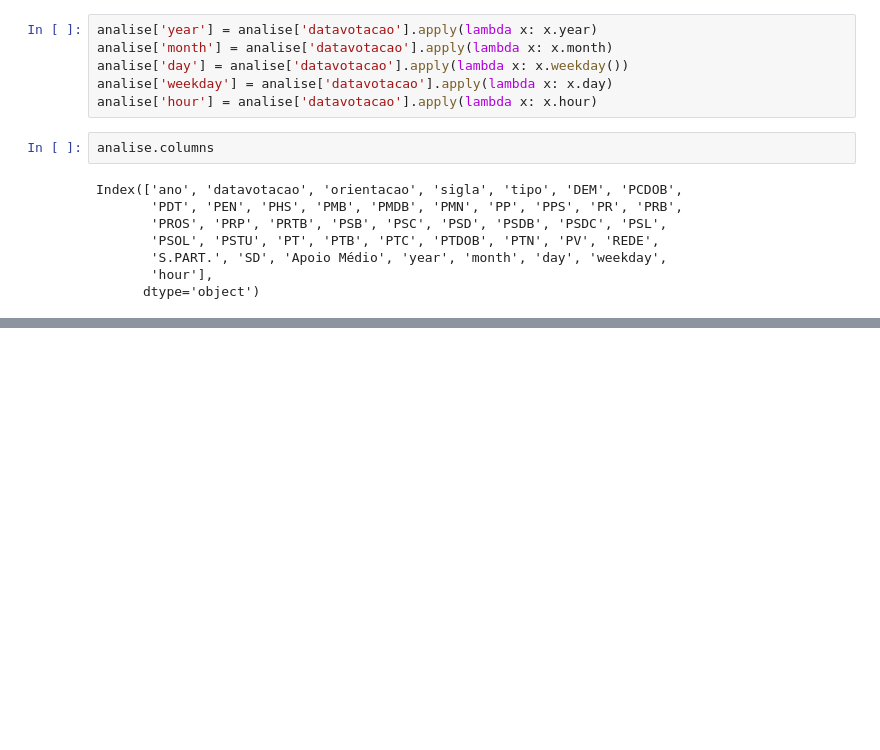
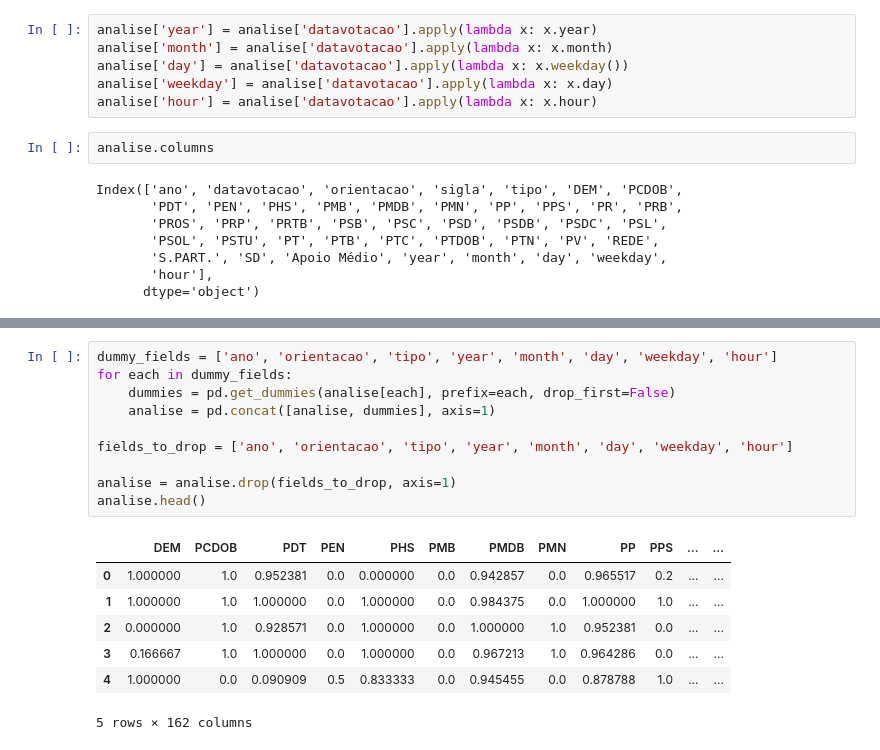
Before and after one commit to lucasmeirelesta/cn-indicadores, a Jupyter notebook: indicadores_analise_neural.ipynb, the cells around one changed output, grey strips where cells are left out. Cells and saved outputs as stored; diff of their text form; blank space fills up the shorter version.

```diff
--- a/indicadores_analise_neural.ipynb
+++ b/indicadores_analise_neural.ipynb
@@ -83,0 +114,18 @@ Index(['ano', 'datavotacao', 'orientacao', 'sigla', 'tipo', 'DEM', 'PCDOB',
+# %%
+dummy_fields = ['ano', 'orientacao', 'tipo', 'year', 'month', 'day', 'weekday', 'hour']
+for each in dummy_fields:
+    dummies = pd.get_dummies(analise[each], prefix=each, drop_first=False)
+    analise = pd.concat([analise, dummies], axis=1)
+
+fields_to_drop = ['ano', 'orientacao', 'tipo', 'year', 'month', 'day', 'weekday', 'hour']
+
+analise = analise.drop(fields_to_drop, axis=1)
+analise.head()
+# %% [output]
+|  | DEM | PCDOB | PDT | PEN | PHS | PMB | PMDB | PMN | PP | PPS | ... | ... |
+| 0 | 1.000000 | 1.0 | 0.952381 | 0.0 | 0.000000 | 0.0 | 0.942857 | 0.0 | 0.965517 | 0.2 | ... | ... |
+| 1 | 1.000000 | 1.0 | 1.000000 | 0.0 | 1.000000 | 0.0 | 0.984375 | 0.0 | 1.000000 | 1.0 | ... | ... |
+| 2 | 0.000000 | 1.0 | 0.928571 | 0.0 | 1.000000 | 0.0 | 1.000000 | 1.0 | 0.952381 | 0.0 | ... | ... |
+| 3 | 0.166667 | 1.0 | 1.000000 | 0.0 | 1.000000 | 0.0 | 0.967213 | 1.0 | 0.964286 | 0.0 | ... | ... |
+| 4 | 1.000000 | 0.0 | 0.090909 | 0.5 | 0.833333 | 0.0 | 0.945455 | 0.0 | 0.878788 | 1.0 | ... | ... |
+5 rows × 162 columns
```
Also changed, not shown: parts of 11 cells of this notebook.
